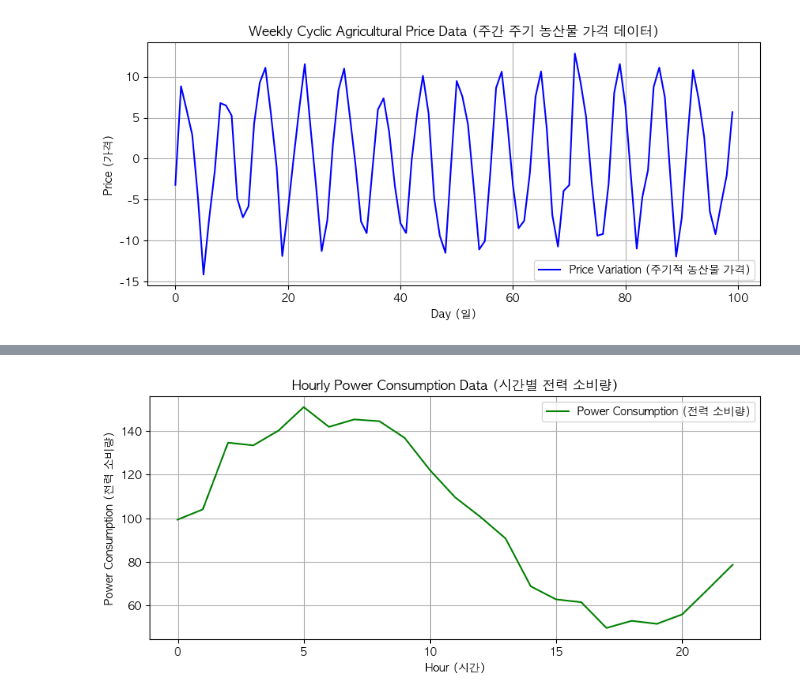
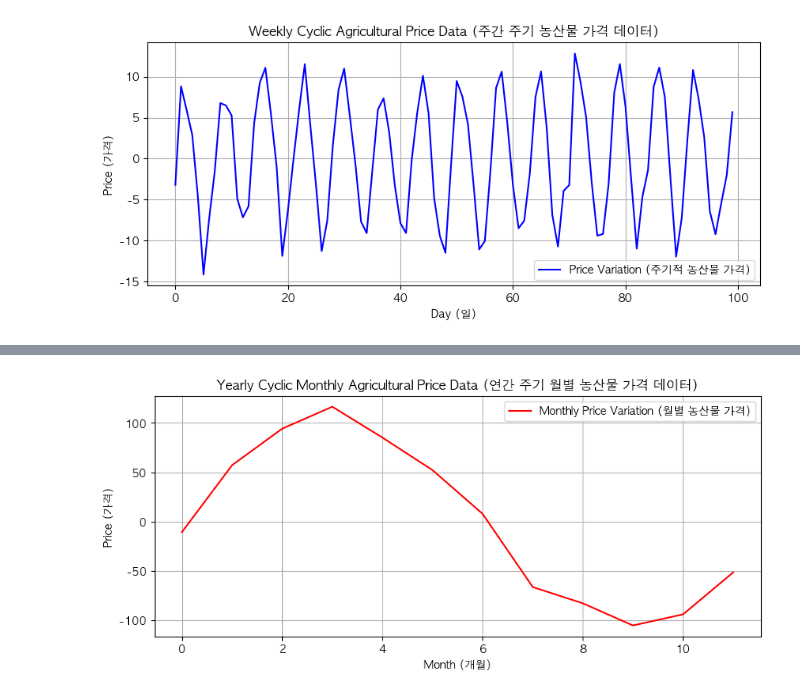
Before and after one commit to hundong2/machine_learning, a Jupyter notebook: dacon/15.1.1.TimeSeries.ipynb, the cells around one changed output, grey strips where cells are left out. Saved outputs shown, nothing was run; the diff lists cells and outputs as text; code cells hidden in the pictures.

```diff
--- a/dacon/15.1.1.TimeSeries.ipynb
+++ b/dacon/15.1.1.TimeSeries.ipynb
@@ -251,26 +277,28 @@ plt.show()
 # %%
 import numpy as np
 import matplotlib.pyplot as plt
 
+# 시간 설정 (12개월 동안의 데이터를 생성)
+months = np.arange(0, 12, 1) # 0개월부터 11개월까지
 
-hours = np.arange(0, 23, 1)  # 0시부터 23시까지
+# 월별 데이터에서 12개월 주기 (1년마다 반복되는 패턴)
+cycle_12m = 12
+freq_12m = 1 / cycle_12m  # 주기에서 주파수 계산
 
-# 시간별 데이터에서 24시간 주기 (하루 동안 반복되는 패턴)
-cycle_24h = 24
-freq_24h = 1 / cycle_24h  # 주기에서 주파수 계산
+# 월별 농산물 가격의 주기적인 변화 + 약간의 노이즈 추가
 
-# 전력 소비 패턴 생성 + 노이즈 추가
-amplitude = 50  # 전력 소비량의 크기
-power_consumption = amplitude * (np.sin(2 * np.pi * freq_24h * hours) + 2) + np.random.normal(0, 5, len(hours))
+amplitude = 100  # 가격 변동의 크기
+monthly_price_variation = amplitude * np.sin(2 * np.pi * freq_12m * months) + np.random.normal(0, 10, len(months))
+
 
 # 데이터 시각화
 plt.figure(figsize=(10, 4))
-plt.plot(hours, power_consumption, label='Power Consumption (전력 소비량)', color='g')
-plt.title('Hourly Power Consumption Data (시간별 전력 소비량)')
-plt.xlabel('Hour (시간)')
-plt.ylabel('Power Consumption (전력 소비량)')
+plt.plot(months, monthly_price_variation, label='Monthly Price Variation (월별 농산물 가격)', color='r')
+plt.title('Yearly Cyclic Monthly Agricultural Price Data (연간 주기 월별 농산물 가격 데이터)')
+plt.xlabel('Month (개월)')
+plt.ylabel('Price (가격)')
 plt.grid(True)
 plt.legend()
 plt.show()
 # %% [output]
-[figure, old version]
+[figure, new version]
```
Also changed, not shown: parts of 11 cells of this notebook.
